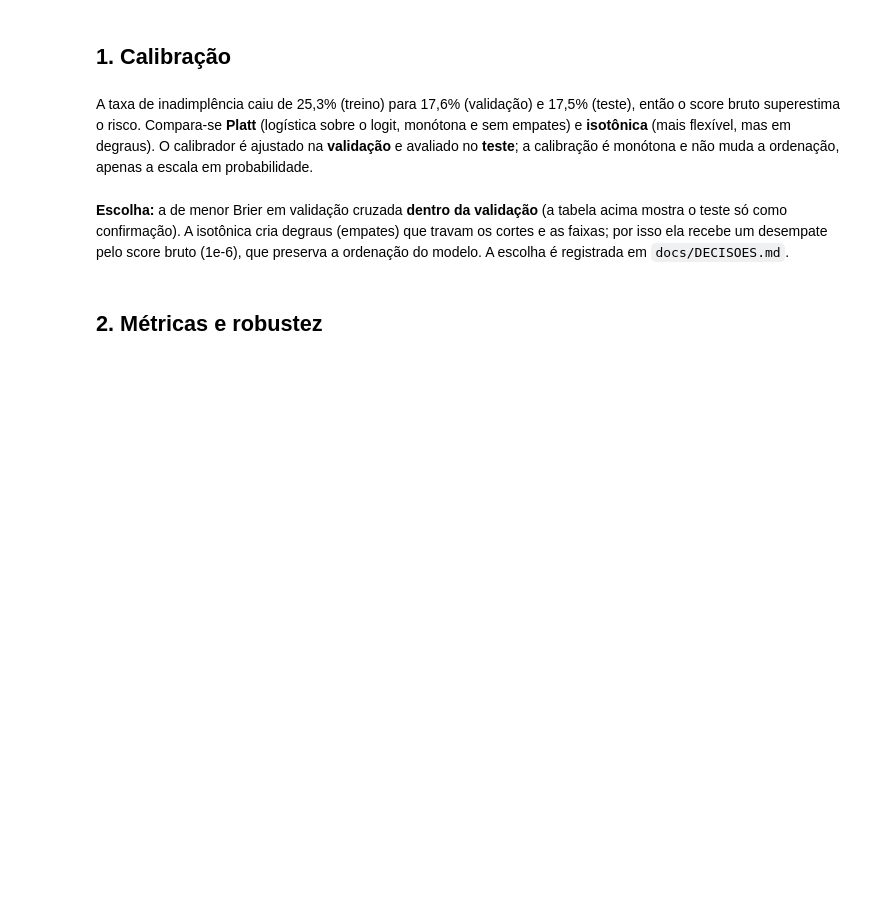
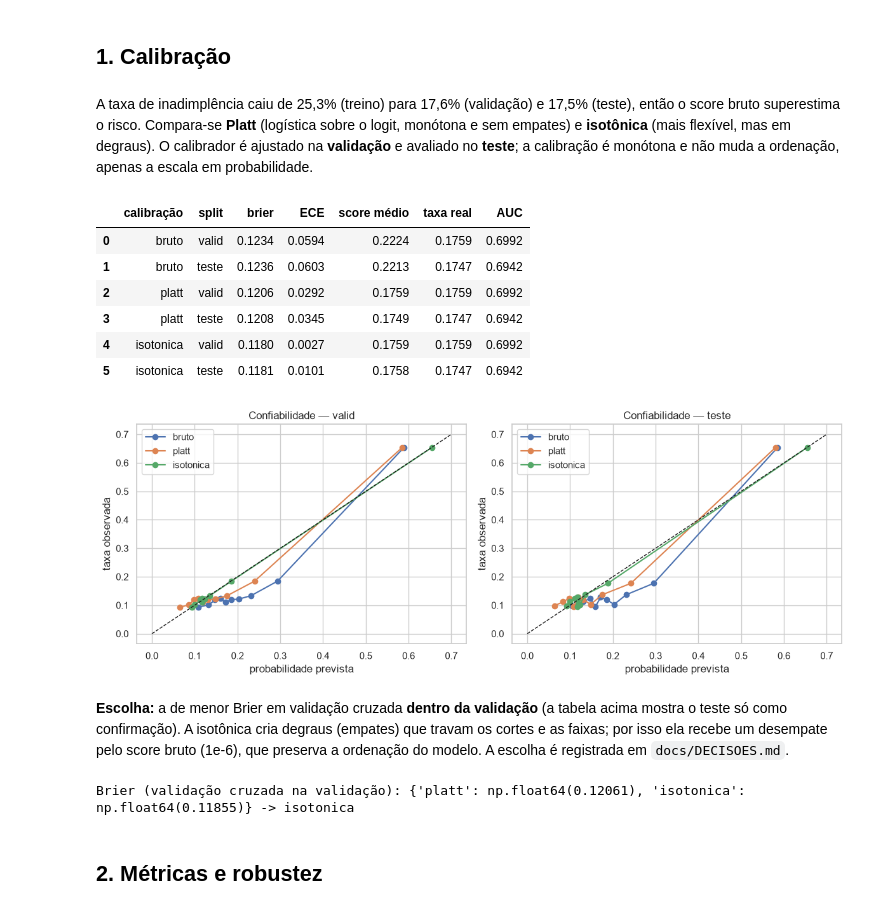
Before and after one commit to ASFischer/dsaccelerator-tcc, a Jupyter notebook: notebooks/04_avaliacao_politica.ipynb, the cells around one changed output. Cells and saved outputs as stored; diff of their text form; code cells hidden in the pictures; blank space fills up the shorter version.

```diff
--- a/notebooks/04_avaliacao_politica.ipynb
+++ b/notebooks/04_avaliacao_politica.ipynb
@@ -36,20 +39,29 @@ print(ALG, CONJ, '| AUC valid (confere com nb03):', round(roc_auc_score(Y['valid
 # %% [markdown]
 A taxa de inadimplência caiu de 25,3% (treino) para 17,6% (validação) e 17,5% (teste), então o score bruto superestima o risco. Compara-se **Platt** (logística sobre o logit, monótona e sem empates) e **isotônica** (mais flexível, mas em degraus). O calibrador é ajustado na **validação** e avaliado no **teste**; a calibração é monótona e não muda a ordenação, apenas a escala em probabilidade.
 # %%
-cal = {m: po.calibrador(m, P['valid'], Y['valid']) for m in ['platt', 'isotonica']}
+cal = {m: po.Calibrador(m, P['valid'], Y['valid']) for m in ['platt', 'isotonica']}
 rows = []
 for nome, f in [('bruto', lambda p: p), *cal.items()]:
     for s in ['valid', 'teste']:
         q = f(P[s]); rows.append({'calibração': nome, 'split': s, 'brier': np.mean((q - Y[s]) ** 2), 'ECE': po.ece(Y[s], q),
                                    'score médio': q.mean(), 'taxa real': Y[s].mean(), 'AUC': roc_auc_score(Y[s], q)})
 display(pd.DataFrame(rows).round(4))
 fig, ax = plt.subplots(1, 2, figsize=(12, 4.5))
 for a, s in zip(ax, ['valid', 'teste']):
     for nome, f in [('bruto', lambda p: p), *cal.items()]:
         x, y = calibration_curve(Y[s], f(P[s]), n_bins=10, strategy='quantile')[::-1]
         a.plot(x, y, marker='o', label=nome)
     a.plot([0, .7], [0, .7], 'k--', lw=1); a.set(title=f'Confiabilidade — {s}', xlabel='probabilidade prevista', ylabel='taxa observada'); a.legend()
 plt.tight_layout(); plt.savefig(FIG / 'nb04_calibracao.png', dpi=130); plt.show()
+# %% [output]
+|  | calibração | split | brier | ECE | score médio | taxa real | AUC |
+| 0 | bruto | valid | 0.1234 | 0.0594 | 0.2224 | 0.1759 | 0.6992 |
+| 1 | bruto | teste | 0.1236 | 0.0603 | 0.2213 | 0.1747 | 0.6942 |
+| 2 | platt | valid | 0.1206 | 0.0292 | 0.1759 | 0.1759 | 0.6992 |
+| 3 | platt | teste | 0.1208 | 0.0345 | 0.1749 | 0.1747 | 0.6942 |
+| 4 | isotonica | valid | 0.1180 | 0.0027 | 0.1759 | 0.1759 | 0.6992 |
+| 5 | isotonica | teste | 0.1181 | 0.0101 | 0.1758 | 0.1747 | 0.6942 |
+[figure, added]
 # %% [markdown]
 **Escolha:** a de menor Brier em validação cruzada **dentro da validação** (a tabela acima mostra o teste só como confirmação). A isotônica cria degraus (empates) que travam os cortes e as faixas; por isso ela recebe um desempate pelo score bruto (1e-6), que preserva a ordenação do modelo. A escolha é registrada em `docs/DECISOES.md`.
 # %%
@@ -57,12 +69,14 @@ plt.tight_layout(); plt.savefig(FIG / 'nb04_calibracao.png', dpi=130); plt.show(
 def brier_cv(metodo):
     q = np.zeros(len(Y['valid']))
     for a, b_ in StratifiedKFold(5, shuffle=True, random_state=SEED).split(P['valid'], Y['valid']):
-        q[b_] = po.calibrador(metodo, P['valid'][a], Y['valid'][a])(P['valid'][b_])
+        q[b_] = po.Calibrador(metodo, P['valid'][a], Y['valid'][a])(P['valid'][b_])
     return np.mean((q - Y['valid']) ** 2)
 brier_v = {m: brier_cv(m) for m in cal}
 METODO = 'platt' if brier_v['platt'] <= brier_v['isotonica'] + 1e-4 else 'isotonica'
 print('Brier (validação cruzada na validação):', {k: round(v, 5) for k, v in brier_v.items()}, '->', METODO)
 Q = {s: cal[METODO](P[s]) for s in P}
+# %% [output]
+Brier (validação cruzada na validação): {'platt': np.float64(0.12061), 'isotonica': np.float64(0.11855)} -> isotonica
 # %% [markdown]
 ## 2. Métricas e robustez
 # %%
```
Also changed, not shown: parts of 15 cells of this notebook, 10 other files.
